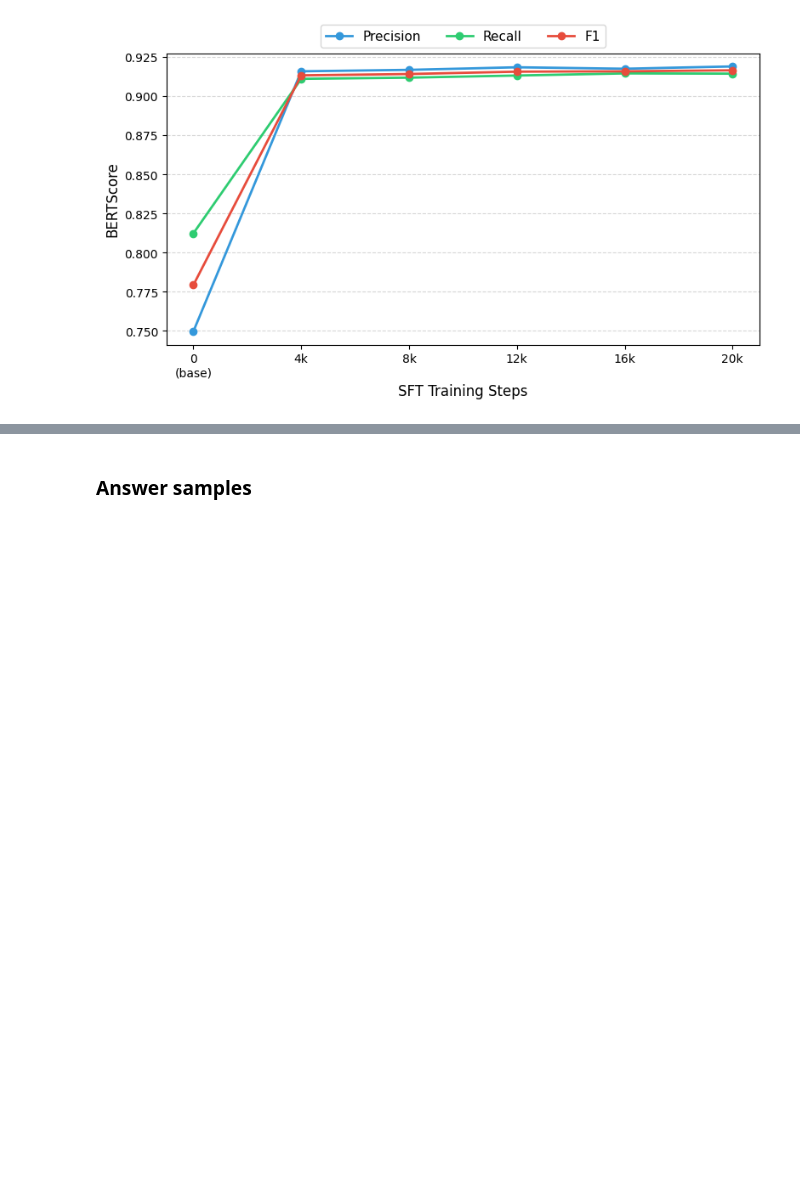
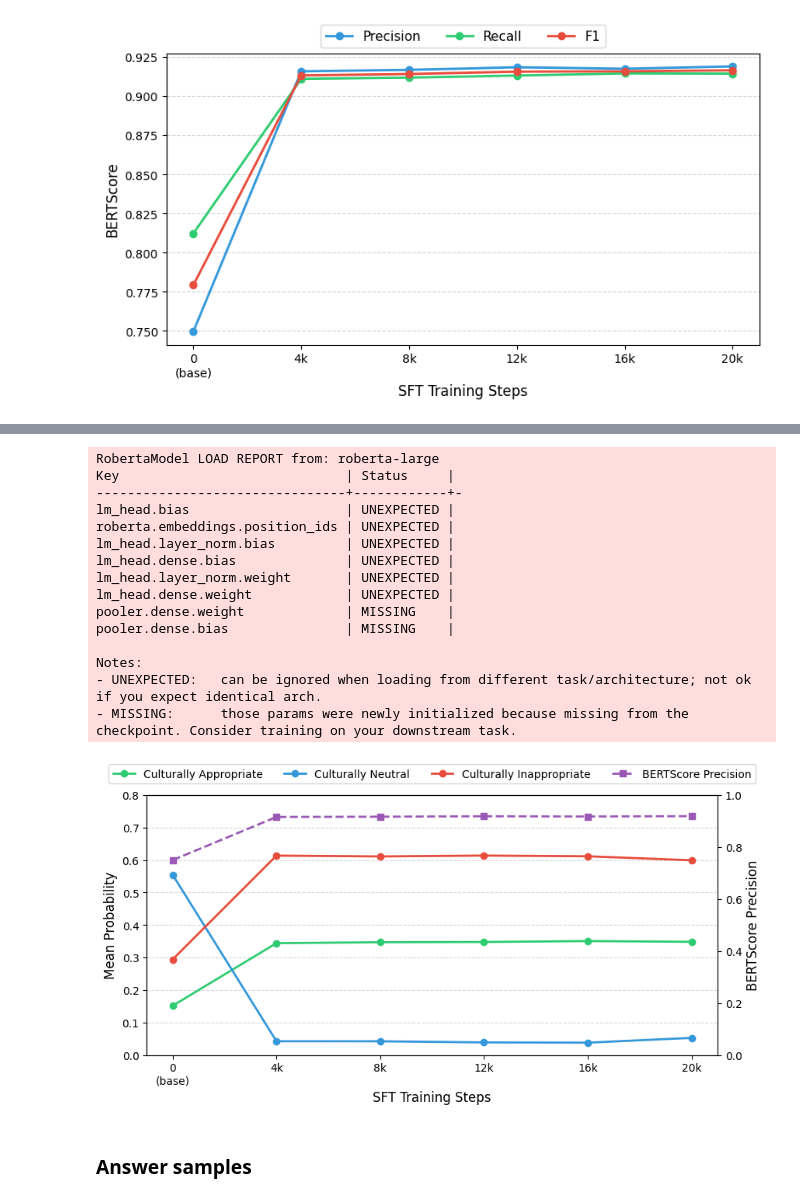
Before and after one commit to davidguzmanr/COMP-767-Winter-2026, a Jupyter notebook: Results.ipynb, the cells around one changed output, grey strips where cells are left out. Saved outputs shown, nothing was run; the diff lists cells and outputs as text; code cells hidden in the pictures; blank space fills up the shorter version.

```diff
--- a/Results.ipynb
+++ b/Results.ipynb
@@ -5,12 +5,16 @@ import matplotlib.pyplot as plt
 from evaluate import load
 from IPython.display import display, Markdown
 # %%
+def _read_json(path: str) -> "pd.DataFrame":
+    """Read either a JSON array file or a JSONL file into a DataFrame."""
+    return pd.read_json(path, lines=path.endswith(".jsonl"))
+
 def compute_probs(json_path: str) -> dict:
     """
-    Reads a judge JSONL file and returns the mean normalized probabilities
+    Reads a judge JSON file and returns the mean normalized probabilities
     for each cultural appropriateness category.
     """
-    df = pd.read_json(json_path)
+    df = _read_json(json_path)
 
     df["first_token_logprobs"] = df["model_logprobs"].apply(lambda x: x[0]["top_logprobs"])
     df["first_token_logprobs"] = df["first_token_logprobs"].apply(
@@ -32,7 +36,6 @@ def compute_probs(json_path: str) -> dict:
     df["log_prob_culturally_neutral"] = df["first_token_logprobs"].apply(lambda x: x.get("B", 0.0))
     df["log_prob_culturally_inappropriate"] = df["first_token_logprobs"].apply(lambda x: x.get("C", 0.0))
 
-
     log_probs = df[log_prob_cols].values
     probs = np.exp(log_probs)
     row_sums = probs.sum(axis=1, keepdims=True)
@@ -51,7 +54,7 @@ def compute_mean_probs(df):
 def compute_bertscore(json_path: str, model_type: str = "roberta-large") -> pd.DataFrame:
     EMPTY_PLACEHOLDER = "."  # bert_score can't handle empty strings with RobertaTokenizer
 
-    df = pd.read_json(json_path)
+    df = _read_json(json_path)
     bertscore = load("bertscore")
 
     predictions = [p if isinstance(p, str) and p.strip() else EMPTY_PLACEHOLDER
@@ -74,7 +77,7 @@ def compute_mean_bertscore(df: pd.DataFrame) -> dict:
     }
 
 def read_sample(path, ref_index=0):
-    df = pd.read_json(path)
+    df = _read_json(path)
     if ref_index < 0 or ref_index >= len(df):
         raise IndexError(f"Index {ref_index} out of range for {path}")
     return df.iloc[ref_index].to_dict()
@@ -84,7 +87,7 @@ def show_sample(result_files: dict, ref_index: int = 0, base_key: str = None):
     Display a sample at `ref_index` across multiple experiment result files.
 
     Args:
-        result_files: dict mapping display name -> path to .jsonl result file.
+        result_files: dict mapping display name -> path to result file.
         ref_index:    Index of the sample to display.
         base_key:     Key in `result_files` to use for the question/ground-truth
                       header. Defaults to the first key.
@@ -924,3 +927,52 @@ plt.tight_layout(rect=[0, 0, 1, 0.95])
 plt.show()
 # %% [output]
 [figure]
+# %%
+categories = {
+    "culturally_appropriate": "Culturally Appropriate",
+    "culturally_neutral": "Culturally Neutral",
+    "culturally_inappropriate": "Culturally Inappropriate",
+}
+prob_colors = {
+    "culturally_appropriate": "#2ecc71",
+    "culturally_neutral": "#3498db",
+    "culturally_inappropriate": "#e74c3c",
+}
+
+# Recompute probability stats
+prob_dfs = [compute_probs(path) for path in result_files_ordered]
+prob_stats = [compute_mean_probs(df) for df in prob_dfs]
+
+# Recompute BERTScore precision stats
+bert_dfs = [compute_bertscore(path) for path in result_files_ordered]
+bert_stats = [compute_mean_bertscore(df) for df in bert_dfs]
+precision_values = [s["precision"] for s in bert_stats]
+
+fig, ax1 = plt.subplots(figsize=(9, 5))
+
+# Left y-axis: probabilities
+for key, label in categories.items():
+    values = [s[key] for s in prob_stats]
+    ax1.plot(steps, values, marker="o", label=label, color=prob_colors[key], linewidth=2, markersize=6)
+
+ax1.set_xlabel("SFT Training Steps", fontsize=12)
+ax1.set_ylabel("Mean Probability", fontsize=12)
+ax1.set_ylim(0, 0.8)
+ax1.set_xticks(steps)
+ax1.set_xticklabels(["0\n(base)", "4k", "8k", "12k", "16k", "20k"])
+ax1.grid(axis="y", linestyle="--", alpha=0.5)
+
+# Right y-axis: BERTScore precision
+ax2 = ax1.twinx()
+ax2.plot(steps, precision_values, marker="s", label="BERTScore Precision", color="#9b59b6", linewidth=2, markersize=6, linestyle="--")
+ax2.set_ylabel("BERTScore Precision", fontsize=12)
+ax2.set_ylim(0, 1)
+
+# Combined legend
+lines1, labels1 = ax1.get_legend_handles_labels()
+lines2, labels2 = ax2.get_legend_handles_labels()
+ax1.legend(lines1 + lines2, labels1 + labels2, fontsize=10, loc="upper center", bbox_to_anchor=(0.5, 1.14), ncol=4, frameon=True)
+
+plt.tight_layout(rect=[0, 0, 1, 0.95])
+plt.show()
+# %% [output]
@@ -927,3 +1054,19 @@ plt.show()
+RobertaModel LOAD REPORT from: roberta-large
+Key                             | Status     |
+--------------------------------+------------+-
+lm_head.bias                    | UNEXPECTED |
+roberta.embeddings.position_ids | UNEXPECTED |
+lm_head.layer_norm.bias         | UNEXPECTED |
+lm_head.dense.bias              | UNEXPECTED |
+lm_head.layer_norm.weight       | UNEXPECTED |
+lm_head.dense.weight            | UNEXPECTED |
+pooler.dense.weight             | MISSING    |
+pooler.dense.bias               | MISSING    |
+
+Notes:
+- UNEXPECTED:   can be ignored when loading from different task/architecture; not ok if you expect identical arch.
+- MISSING:      those params were newly initialized because missing from the checkpoint. Consider training on your downstream task.
+[figure, added]
 # %% [markdown]
 ### Answer samples
 # %%
```
Also changed, not shown: parts of 48 cells of this notebook, 44 other files.
